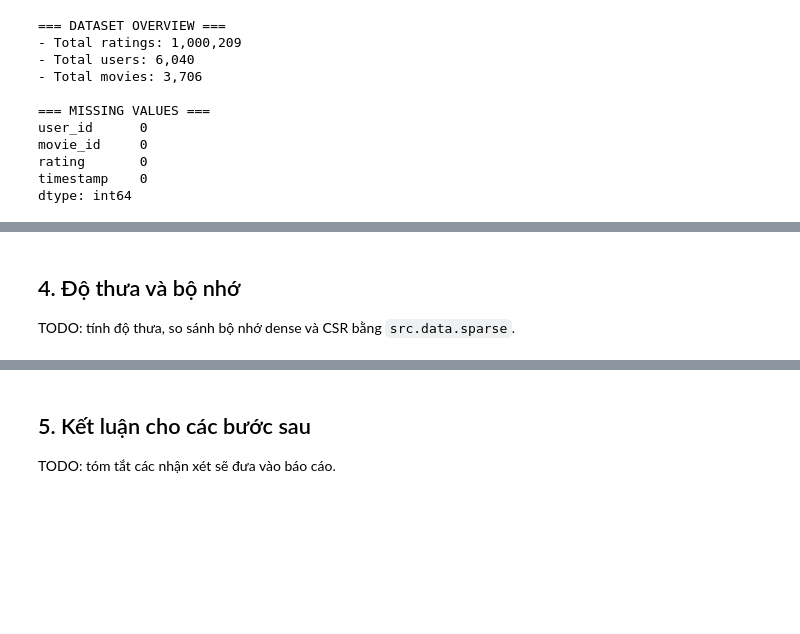
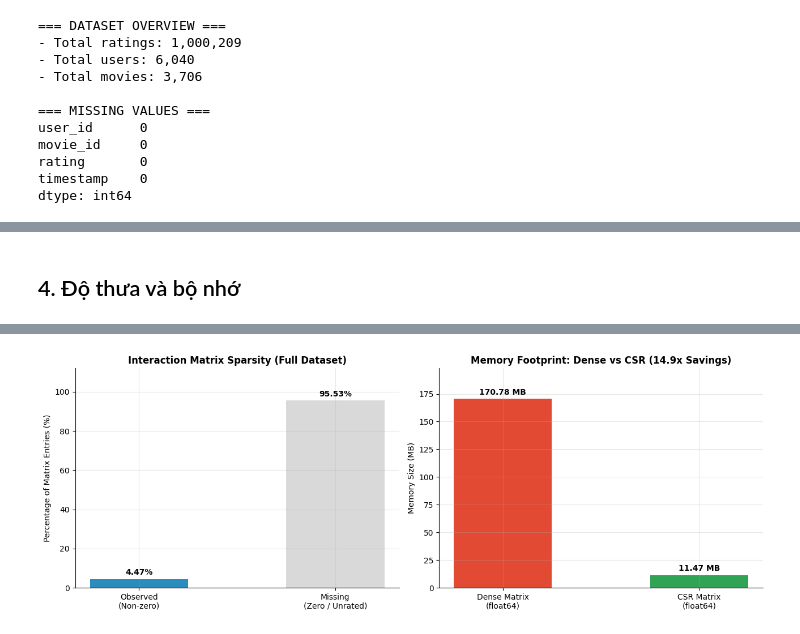
Before and after one commit to Sora-Huynh/mf-recsys, a Jupyter notebook: notebooks/01_eda.ipynb, the cells around one changed output, grey strips where cells are left out. Cells and saved outputs as stored; diff of their text form; code cells hidden in the pictures; blank space fills up the shorter version.

```diff
--- a/notebooks/01_eda.ipynb
+++ b/notebooks/01_eda.ipynb
@@ -169,9 +190,6 @@ dtype: float64
 # %% [markdown]
 ## 4. Độ thưa và bộ nhớ
-
-TODO: tính độ thưa, so sánh bộ nhớ dense và CSR bằng `src.data.sparse`.
 # %%
-import numpy as np
 from src.data import sparse
 
 shape = (n_users, n_movies)
@@ -180,8 +198,8 @@ actual_interactions = len(ratings)
 sparsity = (1.0 - (actual_interactions / total_possible)) * 100
 
 print(f"Total possible interactions: {total_possible:,}")
-print(f"Observed interactions: {actual_interactions:,}")
-print(f"Matrix sparsity: {sparsity:.2f}%\n")
+print(f"Observed interactions (full dataset): {actual_interactions:,}")
+print(f"Matrix sparsity (full dataset): {sparsity:.2f}%\n")
 
 # Ánh xạ ID về chỉ số liên tục 0 -> N-1
 user_codes = ratings["user_id"].astype("category").cat.codes.to_numpy()
@@ -193,9 +211,69 @@ csr_mat = sparse.build_csr(user_codes, item_codes, values, shape)
 dense_bytes = sparse.dense_memory_bytes(shape)  # Mặc định float64
 csr_bytes = sparse.csr_memory_bytes(csr_mat)
 
-print("=== MEMORY COMPARISON (DENSE VS CSR) ===")
-print(f"1. CSR Matrix memory: {csr_bytes / (1024 ** 2):.2f} MB")
-print(f"2. Dense Matrix memory (float64): {dense_bytes / (1024 ** 2):.2f} MB")
-print(f"=> CSR saves {dense_bytes / csr_bytes:.1f}x memory compared to Dense.")
+dense_mb = dense_bytes / (1024 ** 2)
+csr_mb = csr_bytes / (1024 ** 2)
+ratio = dense_bytes / csr_bytes
+
+print("=== MEMORY COMPARISON ON FULL DATASET (DENSE VS CSR) ===")
+print(f"1. CSR Matrix memory (float64): {csr_mb:.2f} MB")
+print(f"2. Dense Matrix memory (float64): {dense_mb:.2f} MB")
+print(f"=> CSR saves {ratio:.1f}x memory compared to Dense.")
+
+# Xuất hình reports/figures/eda_sparsity.png
+fig, axes = plt.subplots(1, 2, figsize=(13, 4.8))
+
+density = 100.0 - sparsity
+bars1 = axes[0].bar(
+    ["Observed\n(Non-zero)", "Missing\n(Zero / Unrated)"],
+    [density, sparsity],
+    color=["#2b8cbe", "#d9d9d9"],
+    width=0.5,
+)
+axes[0].set_title("Interaction Matrix Sparsity (Full Dataset)", fontsize=12, fontweight="bold")
+axes[0].set_ylabel("Percentage of Matrix Entries (%)")
+axes[0].set_ylim(0, 112)
+for bar in bars1:
+    h = bar.get_height()
+    axes[0].annotate(
+        f"{h:.2f}%",
+        xy=(bar.get_x() + bar.get_width() / 2.0, h),
+        ha="center",
+        va="bottom",
+        fontsize=10,
+        fontweight="bold",
+        xytext=(0, 3),
+        textcoords="offset points",
+    )
+
+bars2 = axes[1].bar(
+    ["Dense Matrix\n(float64)", "CSR Matrix\n(float64)"],
+    [dense_mb, csr_mb],
+    color=["#e34a33", "#31a354"],
+    width=0.5,
+)
+axes[1].set_title(f"Memory Footprint: Dense vs CSR ({ratio:.1f}x Savings)", fontsize=12, fontweight="bold")
+axes[1].set_ylabel("Memory Size (MB)")
+axes[1].set_ylim(0, dense_mb * 1.16)
+for bar in bars2:
+    h = bar.get_height()
+    axes[1].annotate(
+        f"{h:.2f} MB",
+        xy=(bar.get_x() + bar.get_width() / 2.0, h),
+        ha="center",
+        va="bottom",
+        fontsize=10,
+        fontweight="bold",
+        xytext=(0, 3),
+        textcoords="offset points",
+    )
+
+for ax in axes:
+    ax.spines["top"].set_visible(False)
+    ax.spines["right"].set_visible(False)
+
+plt.tight_layout()
+plt.savefig(FIG_DIR / "eda_sparsity.png", dpi=300, bbox_inches="tight")
+plt.show()
 # %% [output]
 Total possible interactions: 22,384,240
@@ -207,6 +285,3 @@ Matrix sparsity: 95.53%
 2. Dense Matrix memory (float64): 170.78 MB
 => CSR saves 14.9x memory compared to Dense.
+[figure, added]
-# %% [markdown]
-## 5. Kết luận cho các bước sau
-
-TODO: tóm tắt các nhận xét sẽ đưa vào báo cáo.
```
Also changed, not shown: parts of 11 cells of this notebook, 3 other files.
